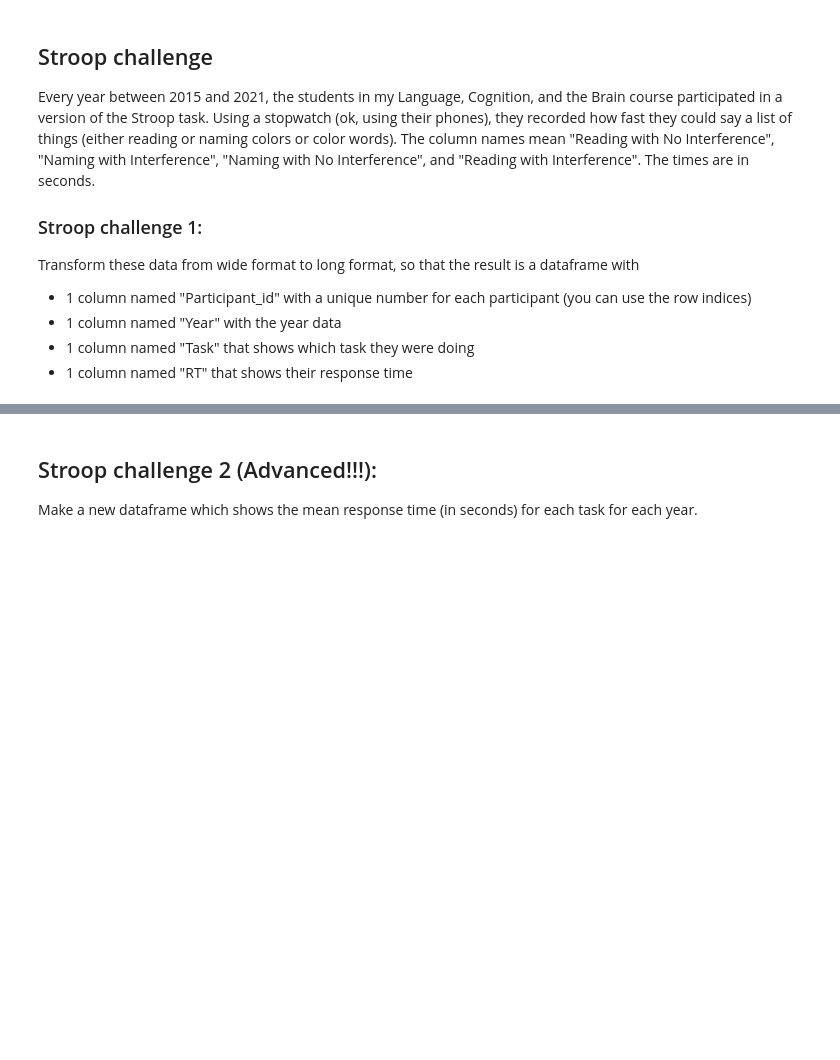
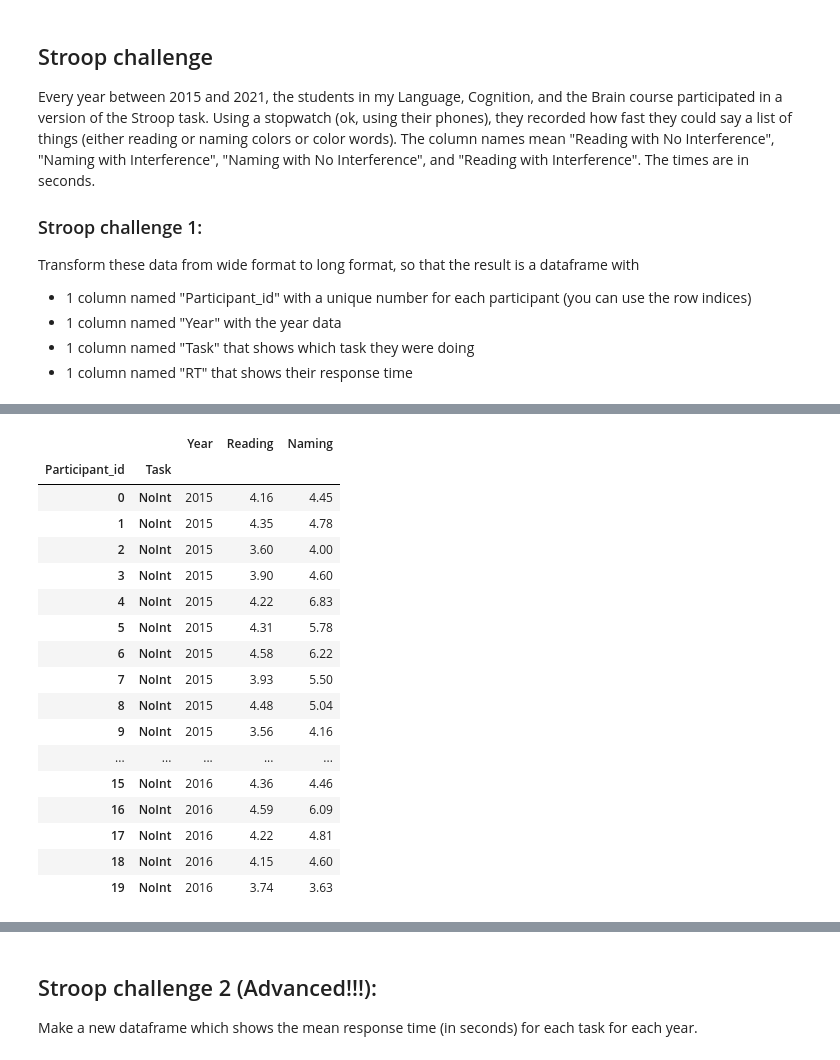
Before and after one commit to Louisefrausing/CulturalDataScience, a Jupyter notebook: fun_with_pandas.ipynb, the cells around one changed output, grey strips where cells are left out. Cells and saved outputs as stored; diff of their text form; code cells hidden in the pictures; blank space fills up the shorter version.

```diff
--- a/fun_with_pandas.ipynb
+++ b/fun_with_pandas.ipynb
@@ -404,0 +426,26 @@ df
+# %%
+df_long = pd.wide_to_long(df, stubnames = ['Reading', 'Naming'],
+                          i=['Participant_id'],
+                          j='Task',
+                          sep = '_',
+                          suffix = '.+')
+df_long.head(20)
+# %% [output]
+|  |  | Year | Reading | Naming |
+| Participant_id | Task |  |  |  |
+| 0 | NoInt | 2015 | 4.16 | 4.45 |
+| 1 | NoInt | 2015 | 4.35 | 4.78 |
+| 2 | NoInt | 2015 | 3.60 | 4.00 |
+| 3 | NoInt | 2015 | 3.90 | 4.60 |
+| 4 | NoInt | 2015 | 4.22 | 6.83 |
+| 5 | NoInt | 2015 | 4.31 | 5.78 |
+| 6 | NoInt | 2015 | 4.58 | 6.22 |
+| 7 | NoInt | 2015 | 3.93 | 5.50 |
+| 8 | NoInt | 2015 | 4.48 | 5.04 |
+| 9 | NoInt | 2015 | 3.56 | 4.16 |
+| ... | ... | ... | ... | ... |
+| 15 | NoInt | 2016 | 4.36 | 4.46 |
+| 16 | NoInt | 2016 | 4.59 | 6.09 |
+| 17 | NoInt | 2016 | 4.22 | 4.81 |
+| 18 | NoInt | 2016 | 4.15 | 4.60 |
+| 19 | NoInt | 2016 | 3.74 | 3.63 |
```
Also changed, not shown: parts of 4 cells of this notebook.
